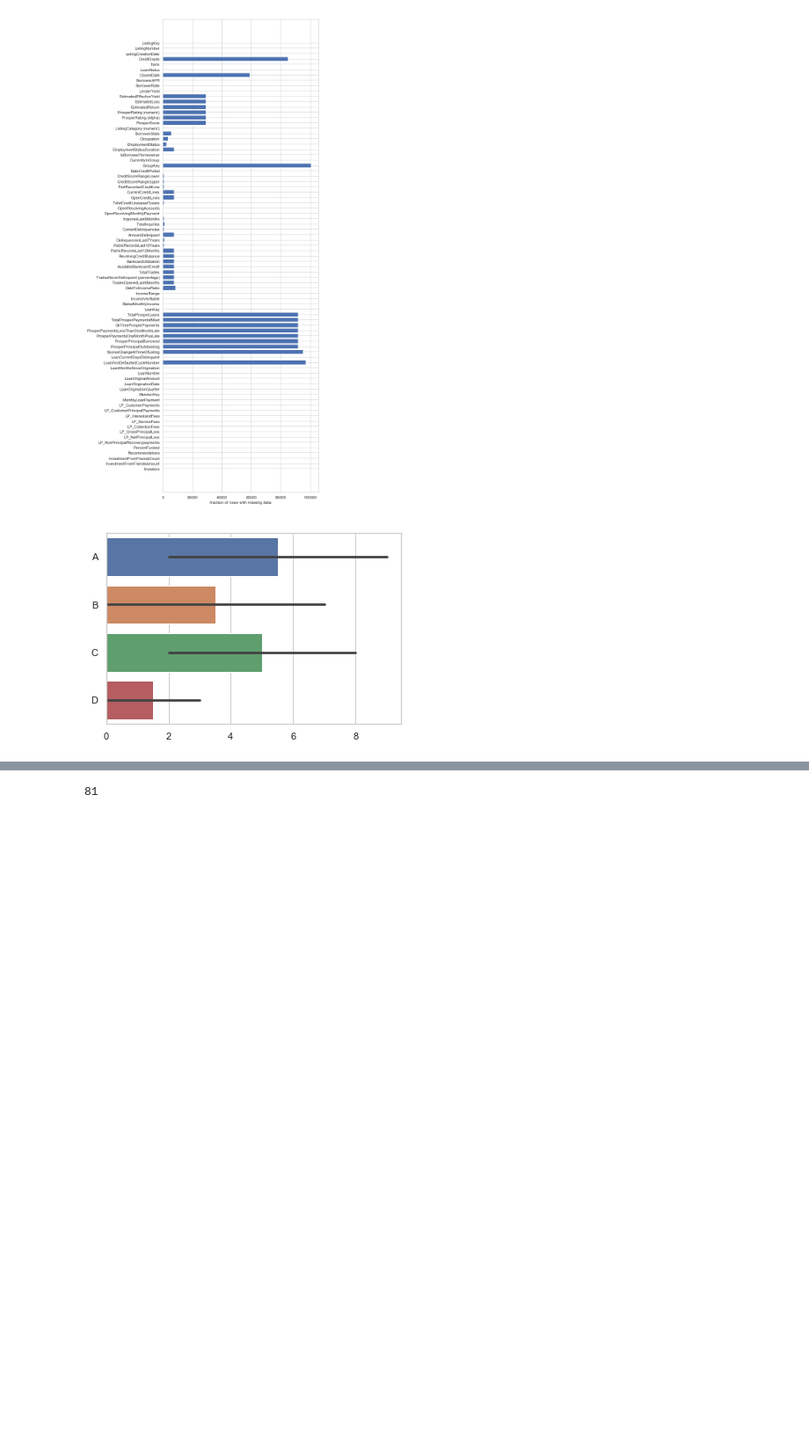
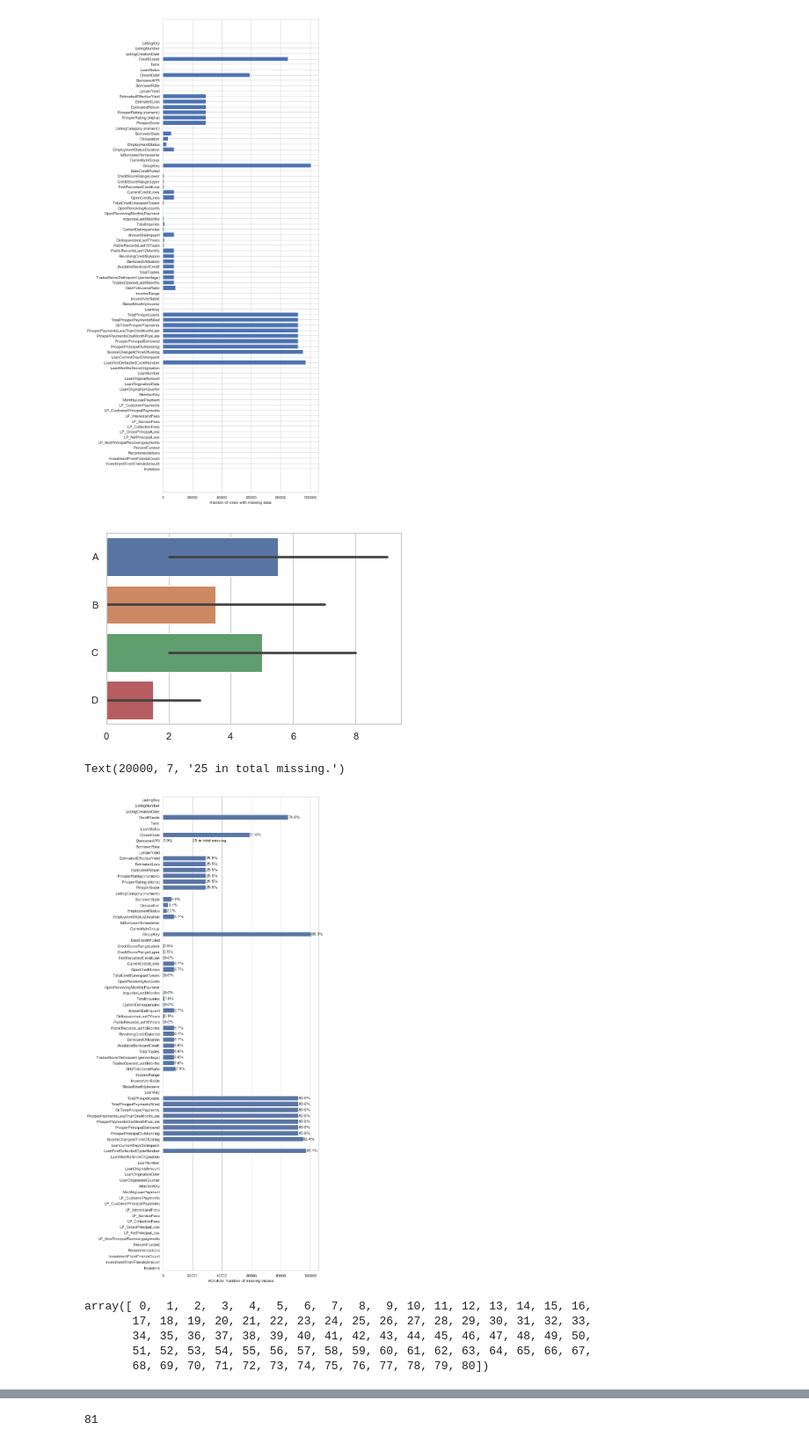
Before and after one commit to moosial/CommunicateDataFindings, a Jupyter notebook: QQPlot.ipynb, the cells around one changed output, grey strips where cells are left out. Shown: that part at 88% size. Cells and saved outputs as stored; diff of their text form; code cells hidden in the pictures; blank space fills up the shorter version.

Commit message:
Update QQPlot.ipynb
feature: MissingData Plot

```diff
--- a/QQPlot.ipynb
+++ b/QQPlot.ipynb
@@ -177,5 +182,31 @@ df = pd.DataFrame(np.random.randint(0,10,size=(2, 4)), columns=list('ABCD'))
 sns.barplot(data=df, orient = 'h');
 # %% [output]
 [figure]
+# %%
+base_color = sns.color_palette()[0]
+plt.figure(figsize=(8,25))
+plt.xlabel('Absolute Number of missing values')
+sns.barplot(x=null_counts, y=np.arange(len(null_counts)), orient = 'h', color=base_color)
+plt.yticks(np.arange(len(null_counts)),null_counts.index,rotation='horizontal');
+
+for i in np.arange(len(null_counts)):
+    prop = null_counts[i]/len(df)
+    if prop > 0:
+        pct_string = '{:0.1f}%'.format(100*prop)
+        #print(pct_string)
+        plt.text(null_counts[i]+1, i, pct_string, va = 'center')
+plt.text(20000, 7, '25 in total missing.', va = 'center')
+# %% [output]
+Text(20000, 7, '25 in total missing.')
+[figure, added]
+# %%
+null_counts
+np.arange(len(null_counts))
+# %% [output]
+array([ 0,  1,  2,  3,  4,  5,  6,  7,  8,  9, 10, 11, 12, 13, 14, 15, 16,
+       17, 18, 19, 20, 21, 22, 23, 24, 25, 26, 27, 28, 29, 30, 31, 32, 33,
+       34, 35, 36, 37, 38, 39, 40, 41, 42, 43, 44, 45, 46, 47, 48, 49, 50,
+       51, 52, 53, 54, 55, 56, 57, 58, 59, 60, 61, 62, 63, 64, 65, 66, 67,
+       68, 69, 70, 71, 72, 73, 74, 75, 76, 77, 78, 79, 80])
 # %%
 df
```
Also changed, not shown: parts of 10 cells of this notebook.
